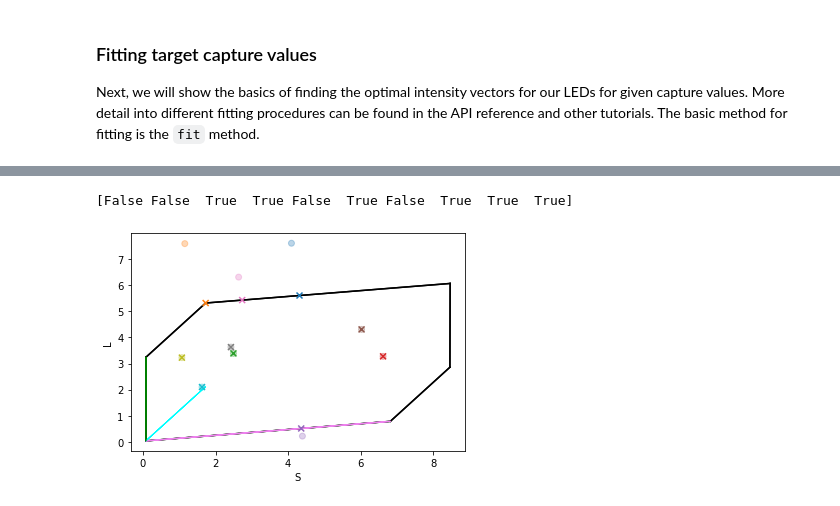
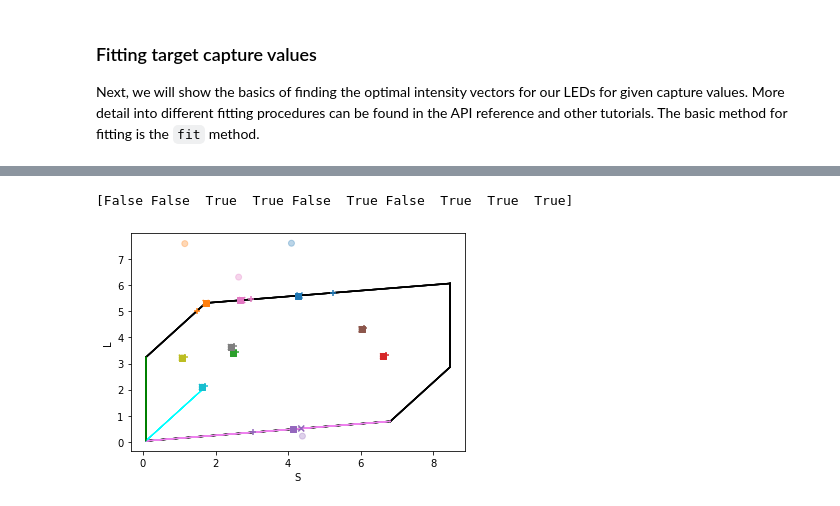
Before and after one commit to neuralsignal/dreye, a Jupyter notebook: tutorials/introduction.ipynb, the cells around one changed output, grey strips where cells are left out. Saved outputs shown, nothing was run; the diff lists cells and outputs as text; code cells hidden in the pictures.

```diff
--- a/tutorials/introduction.ipynb
+++ b/tutorials/introduction.ipynb
@@ -221,16 +221,21 @@ True
 # %%
 # Fitting with some points outside the hull
 rng = np.random.default_rng(1)
 Bnew = rng.random((10, 2)) * 8
 inhull = est.in_hull(Bnew)
 print(inhull)  # not all are within the hull
 colors = sns.color_palette('tab10', len(Bnew))
 
 # Fitting points
-X, Bnewhat = est.fit(Bnew, verbose=1)
+X, Bnewhat1 = est.fit(Bnew, verbose=1)
+# Using different models - gives a different result for out-of-gamut points - see API for details
+X, Bnewhat2 = est.fit(Bnew, model='poisson', verbose=1)
+X, Bnewhat3 = est.fit(Bnew, model='excitation', verbose=1, solver='ECOS')
 
 fig, axes = est.gamut_plot(Bnew, colors=sources_colors, c=colors, alpha=0.3)
-fig, axes = est.gamut_plot(Bnewhat, colors=sources_colors, c=colors, marker='x', alpha=1, axes=axes)
+fig, axes = est.gamut_plot(Bnewhat1, colors=sources_colors, c=colors, marker='x', alpha=1, axes=axes)
+fig, axes = est.gamut_plot(Bnewhat2, colors=sources_colors, c=colors, marker='s', alpha=1, axes=axes)
+fig, axes = est.gamut_plot(Bnewhat3, colors=sources_colors, c=colors, marker='+', alpha=1, axes=axes)
 # %% [output]
 [False False  True  True False  True False  True  True  True]
-[figure, old version]
+[figure, new version]
```
Also changed, not shown: parts of 2 cells of this notebook, 6 other files.
